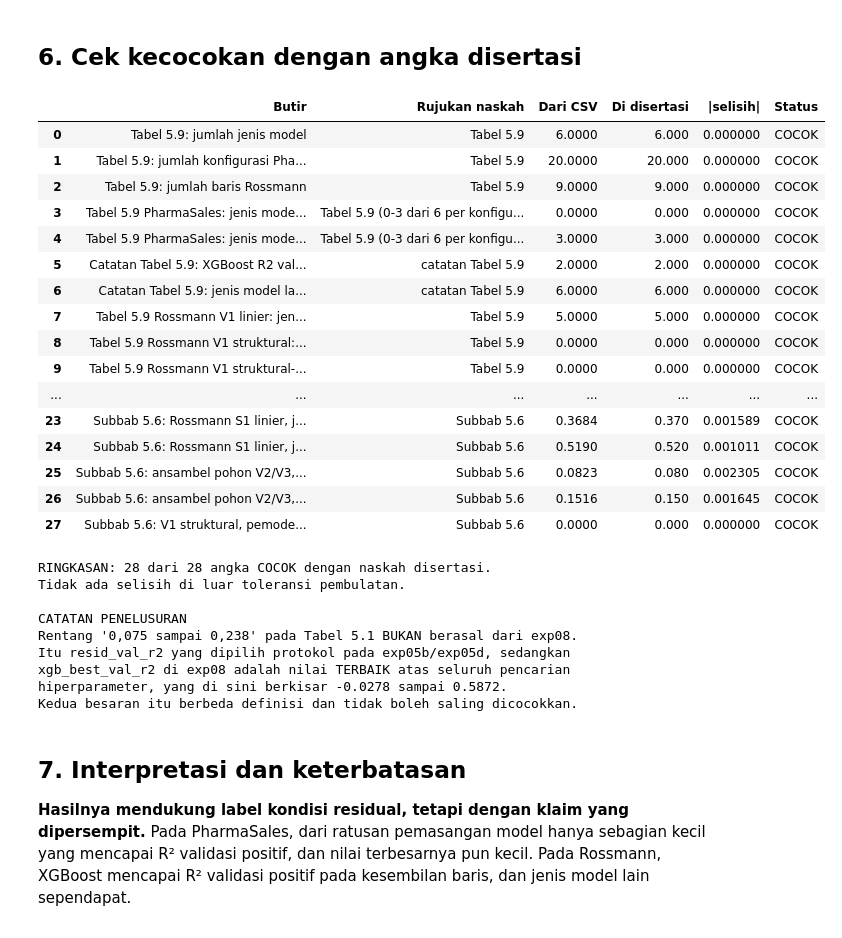
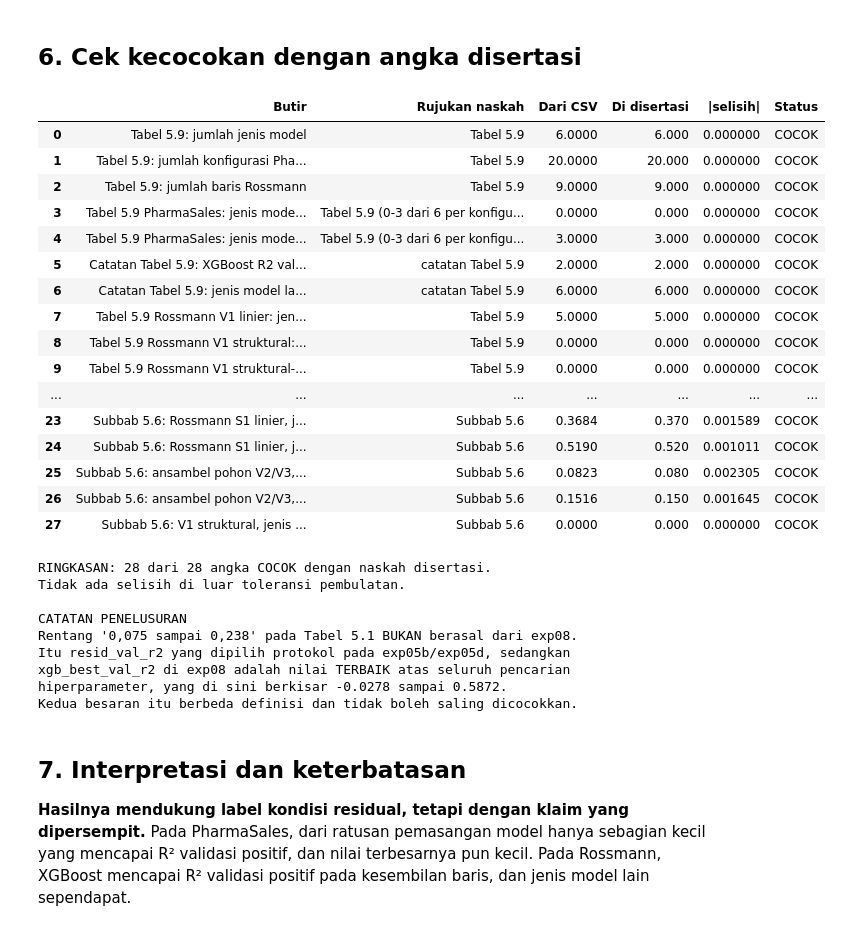
Before and after one commit to wahyuramadhandotcom/A-Hybrid-forecasting-model, a Jupyter notebook: notebooks/laporan/exp08_stabilitas_jenis_model_residual.ipynb, the cells around one changed output. Cells and saved outputs as stored; diff of their text form; code cells hidden in the pictures.

```diff
--- a/notebooks/laporan/exp08_stabilitas_pemodel_residual.ipynb
+++ b/notebooks/laporan/exp08_stabilitas_jenis_model_residual.ipynb
@@ -519,7 +519,7 @@ cek("Subbab 5.6: Rossmann S1 linier, jenis model alternatif terbaik, maksimum",
 
 # --- Rossmann V2/V3, ansambel pohon selain XGBoost pada data uji ------------
 # "ansambel pohon mencapai nilai uji positif 0,08 sampai 0,15": LightGBM dan
-# RandomForest (XGBoost adalah pemodel acuan), V2 dan V3, S1 struktural dan
+# RandomForest (XGBoost adalah model acuan), V2 dan V3, S1 struktural dan
 # struct_linear, baris yang terbaik pada data validasi.
 r8 = raw8[raw8.config.str.startswith("rossmann")]
 pohon8 = r8[(r8.stage1.isin(["structural", "struct_linear"]))
@@ -533,37 +533,37 @@ cek("Subbab 5.6: ansambel pohon V2/V3, R2 uji maksimum", pohon8.test_r2_refit.ma
 
 # --- V1 struktural: noise bagi semua jenis model ----------------------------
 v1_8 = ro8[(ro8.stage1 == "structural") & (ro8.config.str.contains("V1"))]
-cek("Subbab 5.6: V1 struktural, pemodel dengan R2 validasi > 0",
+cek("Subbab 5.6: V1 struktural, jenis model dengan R2 validasi > 0",
     int(v1_8.n_learners_val_r2_gt0.iloc[0]), 0, tol=0, rujukan="Subbab 5.6")
 
 hasil_cek = laporan_cek()
 
 print()
 print("CATATAN PENELUSURAN")
 print("Rentang '0,075 sampai 0,238' pada Tabel 5.1 BUKAN berasal dari exp08.")
 print("Itu resid_val_r2 yang dipilih protokol pada exp05b/exp05d, sedangkan")
 print("xgb_best_val_r2 di exp08 adalah nilai TERBAIK atas seluruh pencarian")
 print(f"hiperparameter, yang di sini berkisar {ro8.xgb_best_val_r2.min():.4f} sampai "
       f"{ro8.xgb_best_val_r2.max():.4f}.")
 print("Kedua besaran itu berbeda definisi dan tidak boleh saling dicocokkan.")
 # %% [output]
 |  | Butir | Rujukan naskah | Dari CSV | Di disertasi | |selisih| | Status |
 | 0 | Tabel 5.9: jumlah jenis model | Tabel 5.9 | 6.0000 | 6.000 | 0.000000 | COCOK |
 | 1 | Tabel 5.9: jumlah konfigurasi Pha... | Tabel 5.9 | 20.0000 | 20.000 | 0.000000 | COCOK |
 | 2 | Tabel 5.9: jumlah baris Rossmann | Tabel 5.9 | 9.0000 | 9.000 | 0.000000 | COCOK |
 | 3 | Tabel 5.9 PharmaSales: jenis mode... | Tabel 5.9 (0-3 dari 6 per konfigu... | 0.0000 | 0.000 | 0.000000 | COCOK |
 | 4 | Tabel 5.9 PharmaSales: jenis mode... | Tabel 5.9 (0-3 dari 6 per konfigu... | 3.0000 | 3.000 | 0.000000 | COCOK |
 | 5 | Catatan Tabel 5.9: XGBoost R2 val... | catatan Tabel 5.9 | 2.0000 | 2.000 | 0.000000 | COCOK |
 | 6 | Catatan Tabel 5.9: jenis model la... | catatan Tabel 5.9 | 6.0000 | 6.000 | 0.000000 | COCOK |
 | 7 | Tabel 5.9 Rossmann V1 linier: jen... | Tabel 5.9 | 5.0000 | 5.000 | 0.000000 | COCOK |
 | 8 | Tabel 5.9 Rossmann V1 struktural:... | Tabel 5.9 | 0.0000 | 0.000 | 0.000000 | COCOK |
 | 9 | Tabel 5.9 Rossmann V1 struktural-... | Tabel 5.9 | 0.0000 | 0.000 | 0.000000 | COCOK |
 | ... | ... | ... | ... | ... | ... | ... |
 | 23 | Subbab 5.6: Rossmann S1 linier, j... | Subbab 5.6 | 0.3684 | 0.370 | 0.001589 | COCOK |
 | 24 | Subbab 5.6: Rossmann S1 linier, j... | Subbab 5.6 | 0.5190 | 0.520 | 0.001011 | COCOK |
 | 25 | Subbab 5.6: ansambel pohon V2/V3,... | Subbab 5.6 | 0.0823 | 0.080 | 0.002305 | COCOK |
 | 26 | Subbab 5.6: ansambel pohon V2/V3,... | Subbab 5.6 | 0.1516 | 0.150 | 0.001645 | COCOK |
-| 27 | Subbab 5.6: V1 struktural, pemode... | Subbab 5.6 | 0.0000 | 0.000 | 0.000000 | COCOK |
+| 27 | Subbab 5.6: V1 struktural, jenis ... | Subbab 5.6 | 0.0000 | 0.000 | 0.000000 | COCOK |
 RINGKASAN: 28 dari 28 angka COCOK dengan naskah disertasi.
 Tidak ada selisih di luar toleransi pembulatan.
 
```
Also changed, not shown: parts of 1 cell of this notebook, 2 other files.
